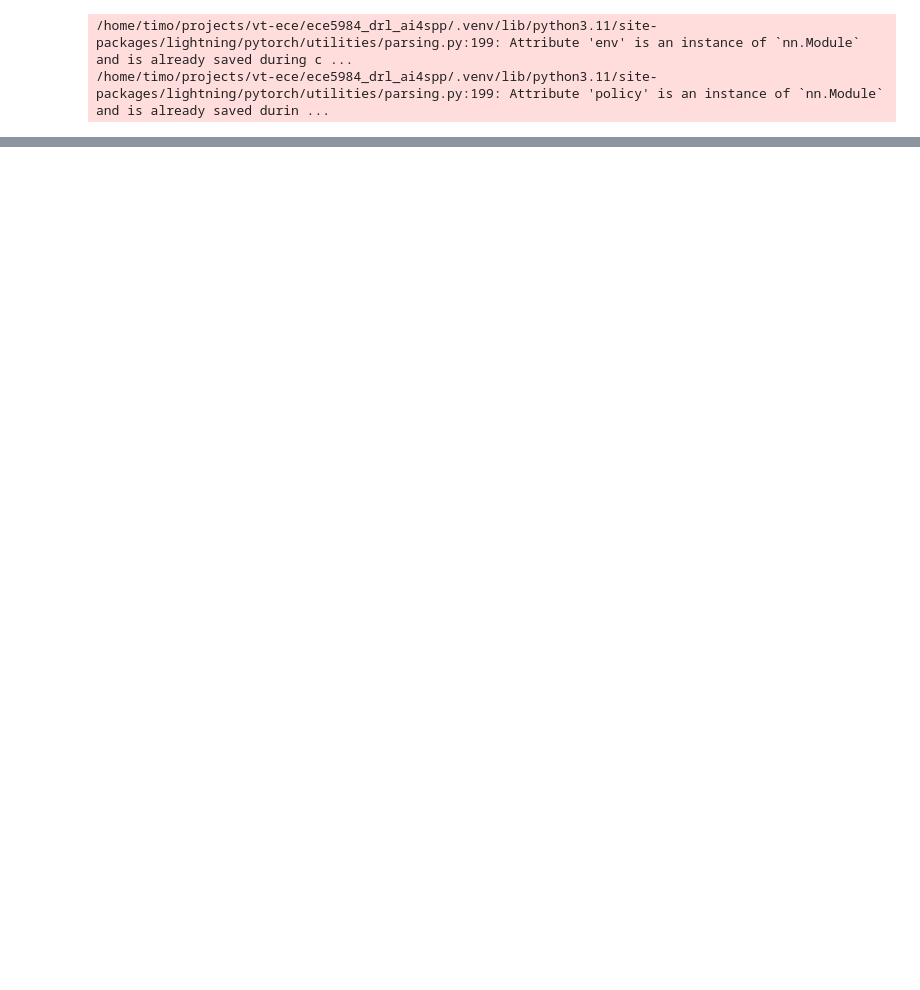
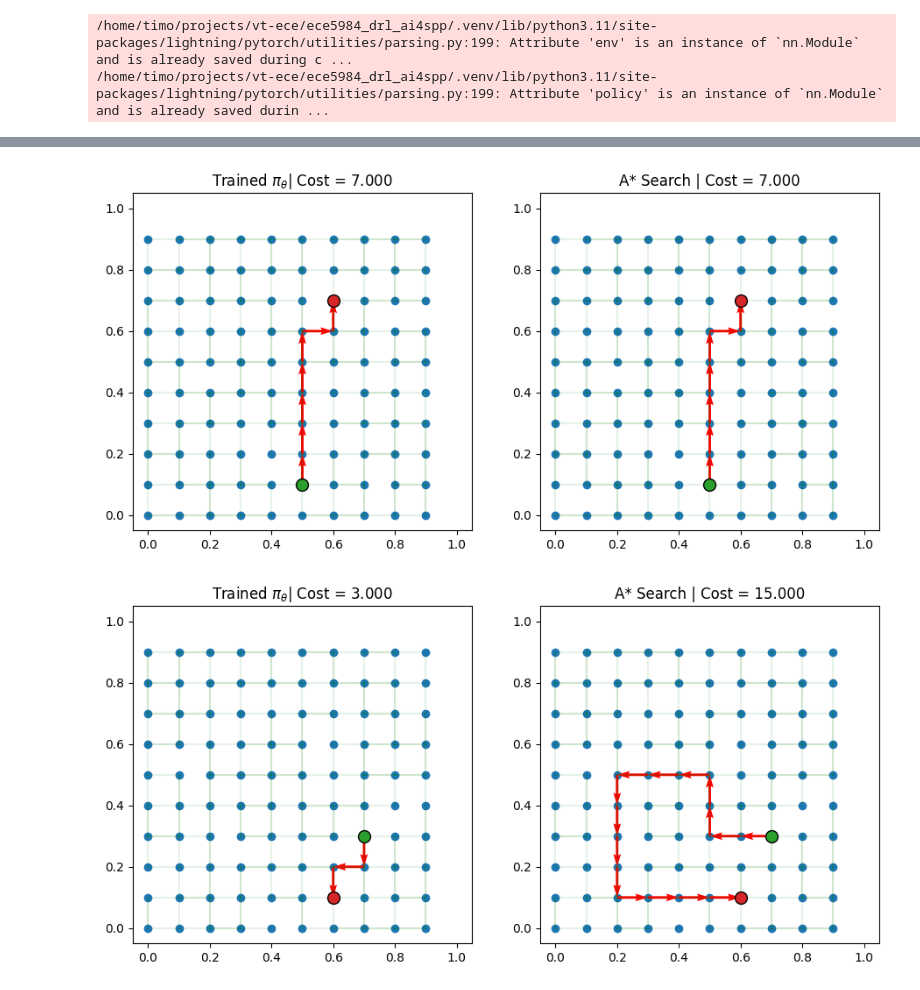
Before and after one commit to TimoThans33/ece5984_drl_ai4spp, a Jupyter notebook: code/exploration.ipynb, the cells around one changed output, grey strips where cells are left out. Cells and saved outputs as stored; diff of their text form; code cells hidden in the pictures; blank space fills up the shorter version.

```diff
--- a/code/exploration.ipynb
+++ b/code/exploration.ipynb
@@ -183,0 +185,28 @@ for i, td in enumerate(td_init):
+# %%
+from SPPv2env import SPPv2Env
+
+infer_env = SPPv2Env(num_loc=100)
+td_init = infer_env.reset(batch_size=[3]).to(device)
+
+policy = model.policy.to(device)
+out = policy(td_init.clone(), infer_env, phase="test", decode_type="greedy", return_actions=True)
+actions_trained = out['actions'].cpu().detach()
+
+# run A* search on the environment
+astar = AStarSearch(td_init.clone())
+astar_out = astar.search()
+actions_astar = astar_out["actions"].cpu().detach()
+
+# Plotting
+import matplotlib.pyplot as plt
+for i, td in enumerate(td_init):
+    fig, axs = plt.subplots(1,2, figsize=(11,5))
+
+    infer_env.render(td, actions_trained[i], ax=axs[0])
+    axs[0].set_title(r"Trained $\pi_\theta$" + f"| Cost = {-out['reward'][i].item():.3f}")
+
+    infer_env.render(td, actions_astar[i], ax=axs[1])
+    axs[1].set_title("A* Search | Cost = {:.3f}".format(-astar_out["reward"][i].item()))
+# %% [output]
+[figure, added]
+[figure, added]
```
Also changed, not shown: parts of 7 cells of this notebook, 25 other files.
